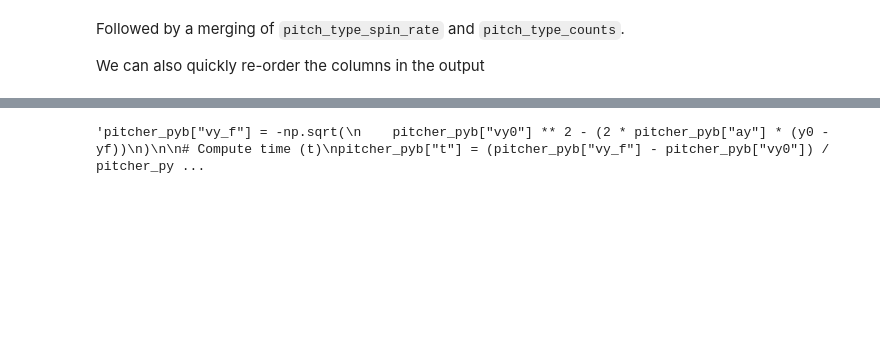
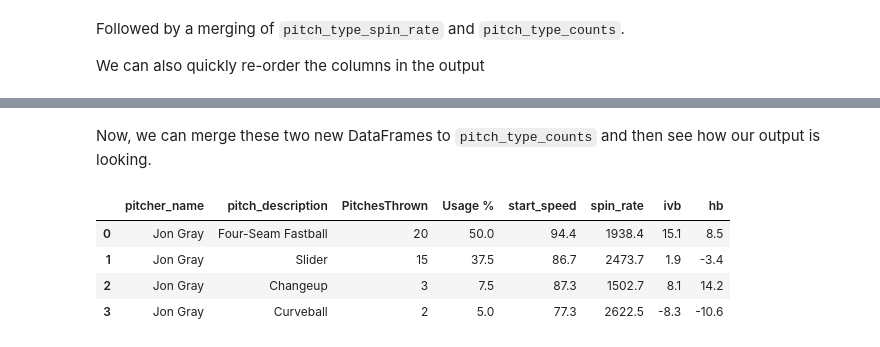
Before and after one commit to CarsonHallford/PitcherData, a Jupyter notebook: MLB_Scraper_Pitcher_Data.ipynb, the cells around one changed output, grey strips where cells are left out. Drawn from its saved outputs; the diff is of its cells as text; code cells hidden in the pictures; blank space fills up the shorter version.

```diff
--- a/MLB_Scraper_Pitcher_Data.ipynb
+++ b/MLB_Scraper_Pitcher_Data.ipynb
@@ -293,2 +217,16 @@ iVB does not require a calculation from our end as it is already listed in the r
 # %%
+pitcher_pyb = df_pyb[
+    [
+        "game_id",
+        "game_date",
+        "pitcher_name",
+        "pitch_description",
+        "start_speed",
+        "spin_rate",
+        "ivb"
+    ]
+]
+
+pitch_type_ivb = (pitcher_pyb.groupby("pitch_description", as_index=False)["ivb"].mean()).round(1)
+pitch_type_ivb
 # %% [output]
@@ -295,0 +242,16 @@ iVB does not require a calculation from our end as it is already listed in the r
+# %%
+pitcher_pyb = df_pyb[
+    [
+        "game_id",
+        "game_date",
+        "pitcher_name",
+        "pitch_description",
+        "start_speed",
+        "spin_rate",
+        "ivb",
+        "hb"
+    ]
+]
+
+pitch_type_hb = (pitcher_pyb.groupby("pitch_description", as_index=False)["hb"].mean()).round(1)
+pitch_type_hb
@@ -296,3 +264,15 @@ iVB does not require a calculation from our end as it is already listed in the r
+# %% [markdown]
+Now, we can merge these two new DataFrames to `pitch_type_counts` and then see how our output is looking.
+# %%
+pitch_type_counts = (pitch_type_counts.merge(pitch_type_ivb, on="pitch_description", how="left"))
+pitch_type_counts = (pitch_type_counts.merge(pitch_type_hb, on="pitch_description", how="left"))
+pitch_type_counts
+# %% [output]
+|  | pitcher_name | pitch_description | PitchesThrown | Usage % | start_speed | spin_rate | ivb | hb |
+| 0 | Jon Gray | Four-Seam Fastball | 20 | 50.0 | 94.4 | 1938.4 | 15.1 | 8.5 |
+| 1 | Jon Gray | Slider | 15 | 37.5 | 86.7 | 2473.7 | 1.9 | -3.4 |
+| 2 | Jon Gray | Changeup | 3 | 7.5 | 87.3 | 1502.7 | 8.1 | 14.2 |
+| 3 | Jon Gray | Curveball | 2 | 5.0 | 77.3 | 2622.5 | -8.3 | -10.6 |
 # %%
 '''pitcher_pyb = pitcher_pyb.sort_values(by=["pitch_description"])
 is_ball = [11, 12, 13, 14]
@@ -435,7 +415,5 @@ max_exit_velo.rename(columns={"launch_speed": "Max Exit Velo"}, inplace=True)
 pitch_type_counts = pitcher_pyb.groupby(
     ["pitcher_name", "pitch_description"], as_index=False
 )["PitchesThrown"].sum()'''
-# %% [output]
-'pitcher_pyb["vy_f"] = -np.sqrt(\n    pitcher_pyb["vy0"] ** 2 - (2 * pitcher_pyb["ay"] * (y0 - yf))\n)\n\n# Compute time (t)\npitcher_pyb["t"] = (pitcher_pyb["vy_f"] - pitcher_pyb["vy0"]) / pitcher_py ...
 # %%
 '''pitch_type_counts'''
```
Also changed, not shown: parts of 21 cells of this notebook.
